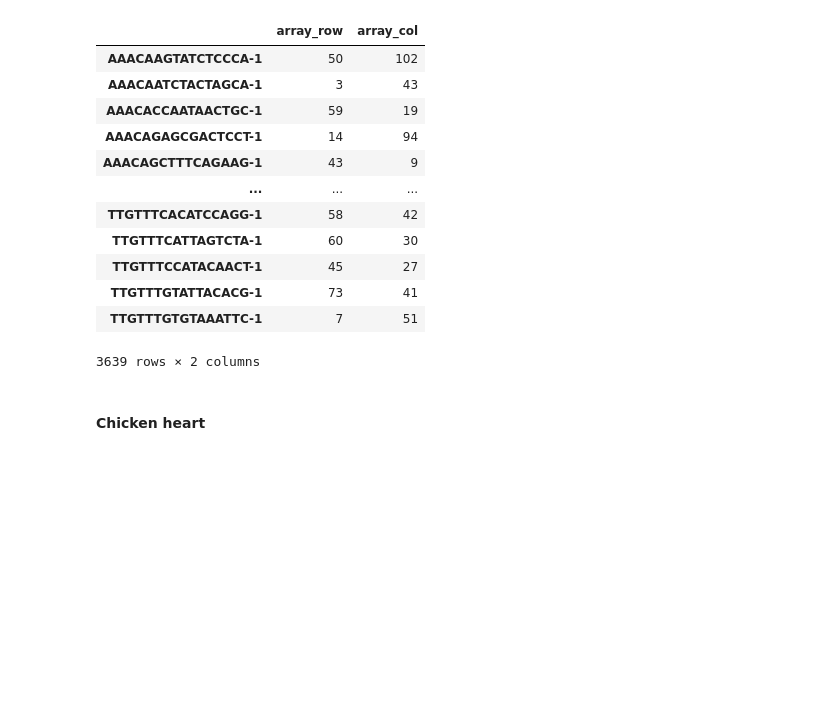
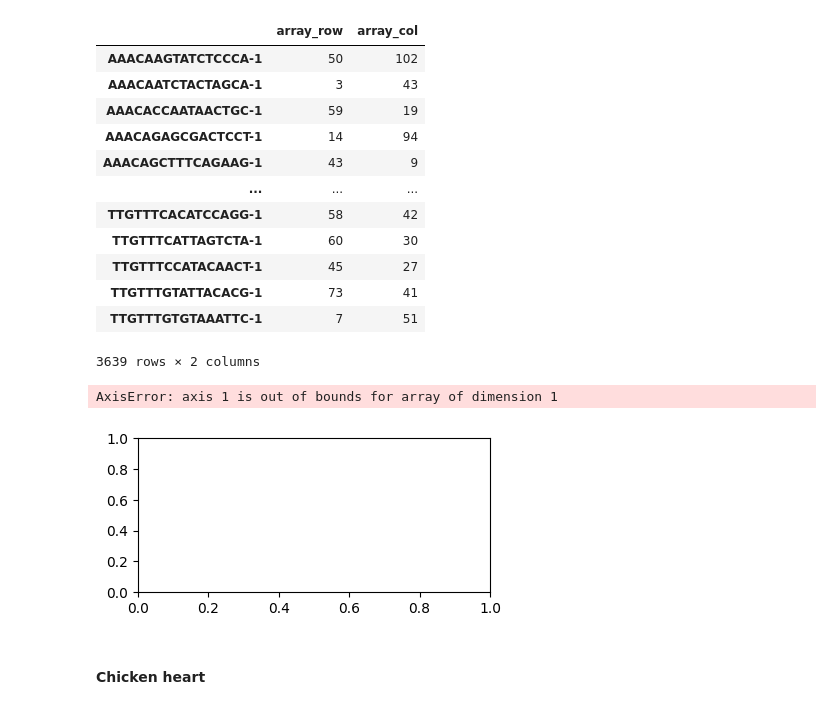
Before and after one commit to Tian-Bai/spatial-RNAvelo, a Jupyter notebook: data_test.ipynb, the cells around one changed output. Saved outputs shown, nothing was run; the diff lists cells and outputs as text; code cells hidden in the pictures; blank space fills up the shorter version.

```diff
--- a/data_test.ipynb
+++ b/data_test.ipynb
@@ -82,6 +97,11 @@ data = model.SingleCellDataset(scrna_path)
 | TTGTTTGTATTACACG-1 | 73 | 41 |
 | TTGTTTGTGTAAATTC-1 | 7 | 51 |
 3639 rows × 2 columns
+# %%
+scv.pl.proportions(scrna)
+# %% [output]
+AxisError: axis 1 is out of bounds for array of dimension 1
+[figure, added]
 # %% [markdown]
 #### Chicken heart
 # %%
```
Also changed, not shown: parts of 16 cells of this notebook, 3 other files.
